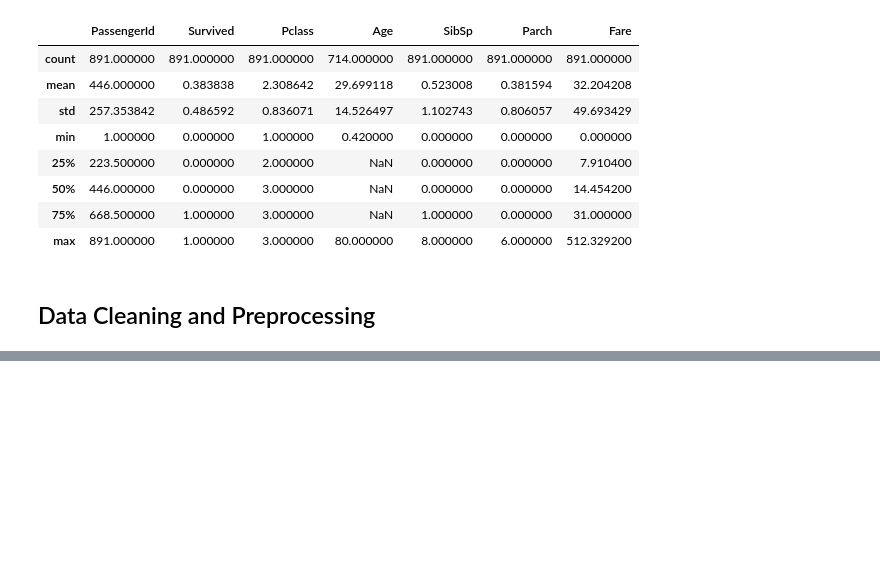
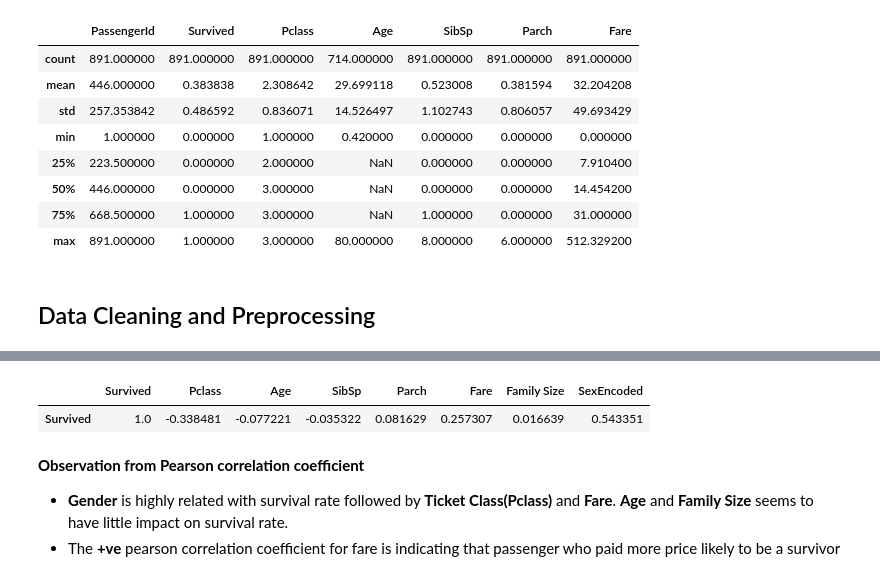
Before and after one commit to shamshad-npti/python-quick-start, a Jupyter notebook: data-analytics/Titanic Dataset - Data Analysis.ipynb, the cells around one changed output, grey strips where cells are left out. Drawn from its saved outputs; the diff is of its cells as text; code cells hidden in the pictures; blank space fills up the shorter version.

```diff
--- a/data-analytics/Titanic Dataset - Data Analysis.ipynb
+++ b/data-analytics/Titanic Dataset - Data Analysis.ipynb
@@ -123,0 +163,9 @@ titanic_df['TitleType'] = titanic_df['Title'].apply(func)
+# %%
+corr.Survived.to_frame().T
+# %% [output]
+|  | Survived | Pclass | Age | SibSp | Parch | Fare | Family Size | SexEncoded |
+| Survived | 1.0 | -0.338481 | -0.077221 | -0.035322 | 0.081629 | 0.257307 | 0.016639 | 0.543351 |
+# %% [markdown]
+__Observation from Pearson correlation coefficient__
+* **Gender** is highly related with survival rate followed by **Ticket Class(Pclass)** and **Fare**. **Age** and **Family Size** seems to have little impact on survival rate.
+* The **+ve** pearson correlation coefficient for fare is indicating that passenger who paid more price likely to be a survivor
```
Also changed, not shown: parts of 18 cells of this notebook.
